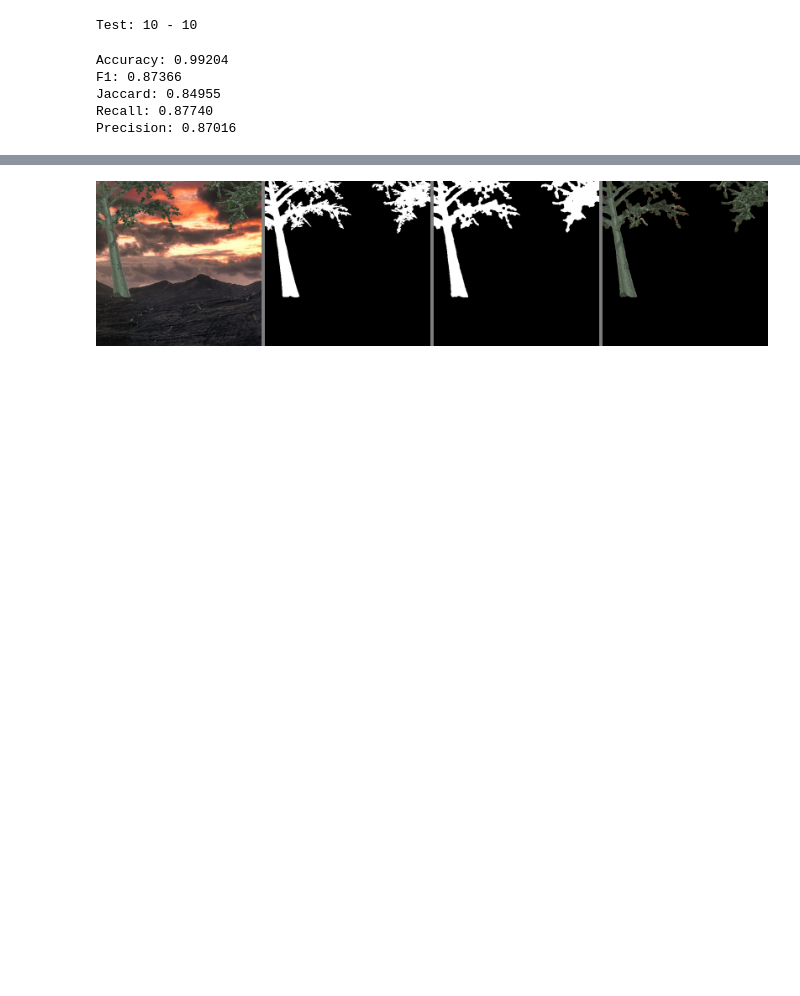
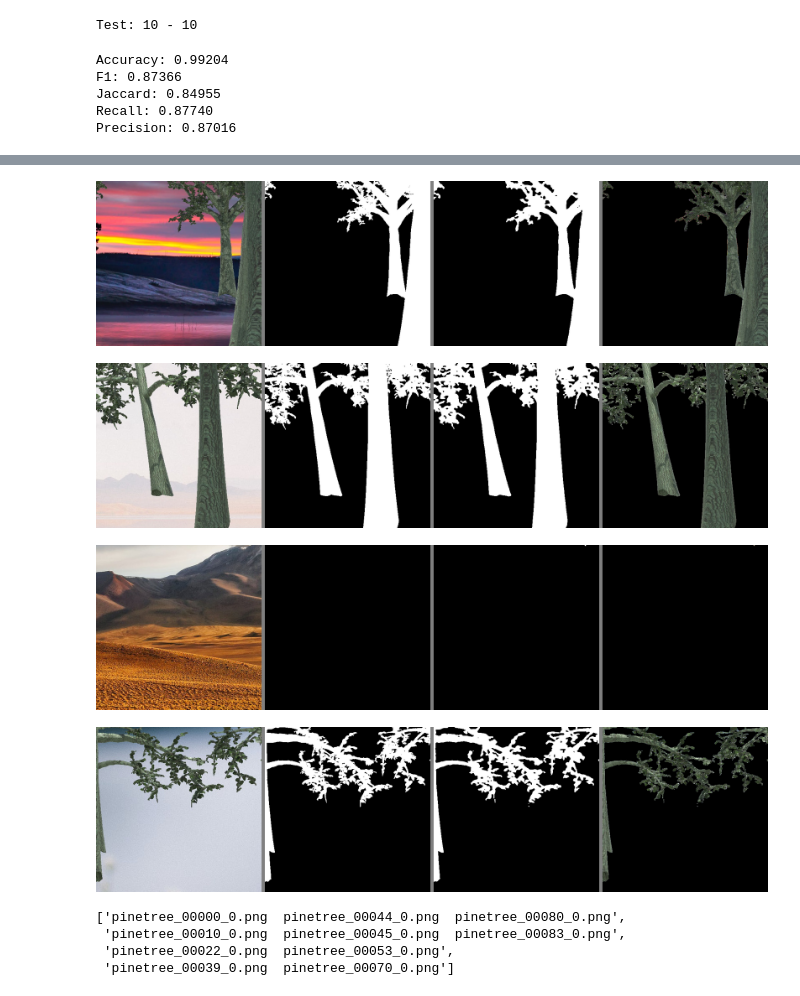
Before and after one commit to isakdiaz/deeplabv3-tree-segmentation, a Jupyter notebook: treeseg_train.ipynb, the cells around one changed output, grey strips where cells are left out. Cells and saved outputs as stored; diff of their text form; code cells hidden in the pictures; blank space fills up the shorter version.

```diff
--- a/treeseg_train.ipynb
+++ b/treeseg_train.ipynb
@@ -434,0 +430,3 @@ pinetree_00039_0.png  pinetree_00070_0.png
+# %%
+image_filenames = sorted(glob(os.path.join("results", "*png")))
+image_filenames
@@ -435,5 +444,17 @@ pinetree_00039_0.png  pinetree_00070_0.png
 # %%
-from IPython.display import Image
-Image(filename='results/pinetree_00080_0.png')
+from IPython.display import Image, display
+
+for imageName in image_filenames[:4]:
+    display(Image(filename=imageName))
 # %% [output]
-[figure, old version]
+[figure, new version]
+[figure, added]
+[figure, added]
+[figure, added]
+# %%
+x
+# %% [output]
+['pinetree_00000_0.png  pinetree_00044_0.png  pinetree_00080_0.png',
+ 'pinetree_00010_0.png  pinetree_00045_0.png  pinetree_00083_0.png',
+ 'pinetree_00022_0.png  pinetree_00053_0.png',
+ 'pinetree_00039_0.png  pinetree_00070_0.png']
```
Also changed, not shown: parts of 3 cells of this notebook.
